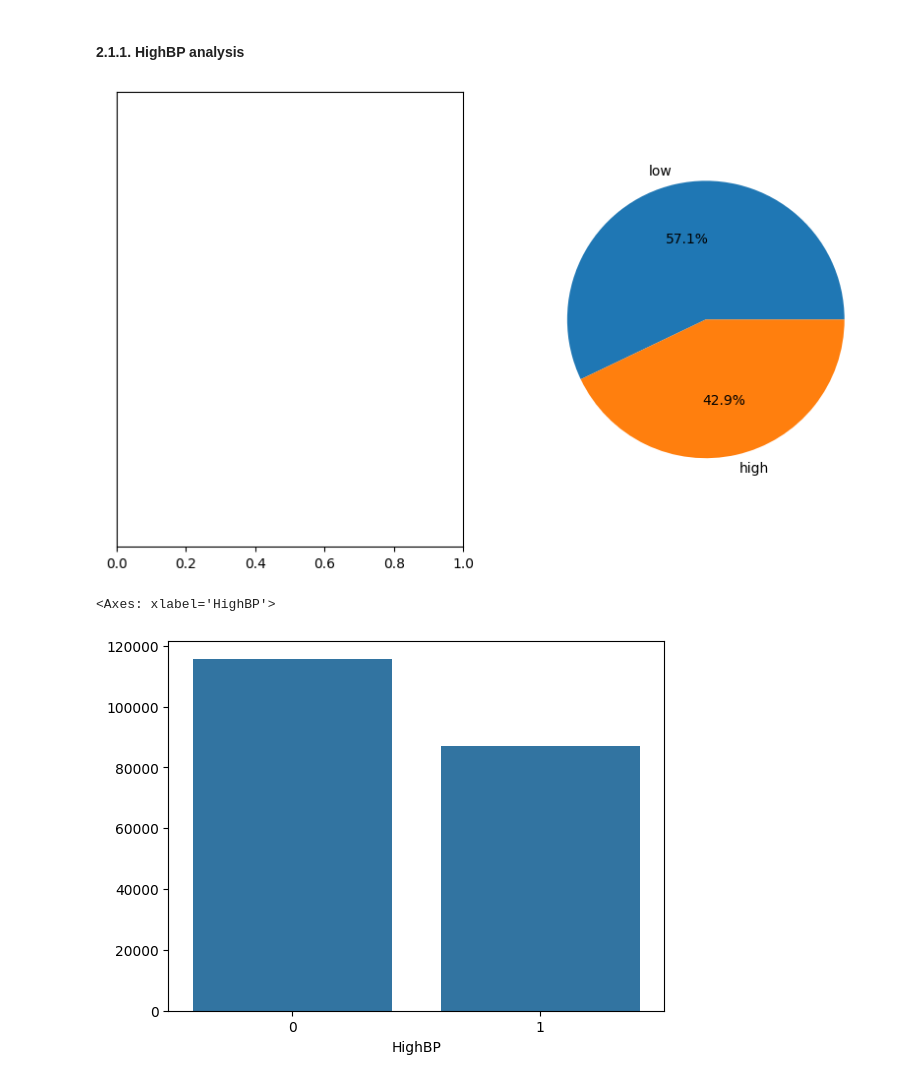
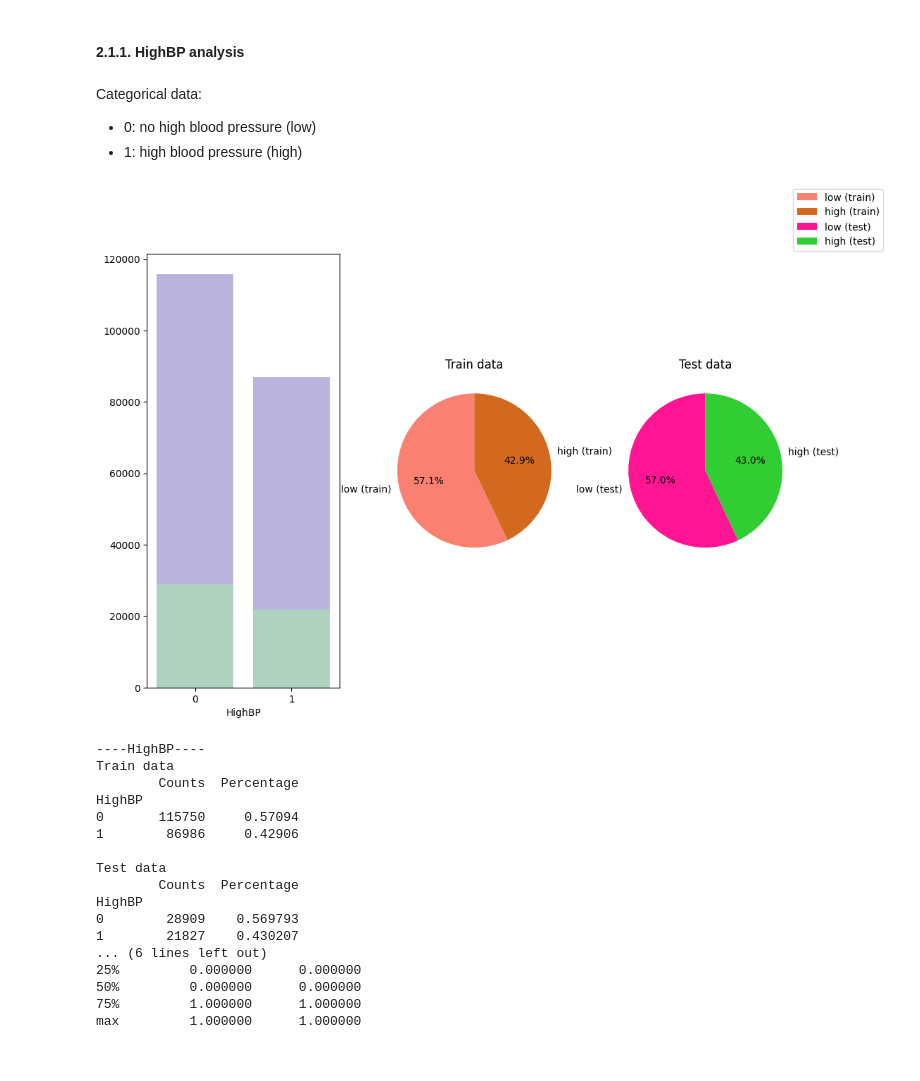
Before and after one commit to polarbear0701/ML-Individual-1, a Jupyter notebook: EDA.ipynb, the cells around one changed output. Cells and saved outputs as stored; diff of their text form; code cells hidden in the pictures.

```diff
--- a/EDA.ipynb
+++ b/EDA.ipynb
@@ -270,18 +294,51 @@ array([[<Axes: title={'center': 'HighBP'}>,
+# %%
+def uni_cat_plot(column: str, labels_list: list) -> None:
+    fig, axes = plt.subplots(1, 3, figsize=(12, 8), sharex=False, sharey=False)
+
+
+    labels_train = []
+    labels_test = []
+    for i in labels_list:
+        labels_train.append(f'{i} (train)')
+        labels_test.append(f'{i} (test)')
+
+    axes[1].pie(data_model[column].value_counts(), labels=labels_train, autopct='%1.1f%%', startangle=90, colors=['salmon', 'chocolate'], shadow=False)
+    axes[1].set_title('Train data')
+    axes[2].pie(data_test[column].value_counts(), labels=labels_test, autopct='%1.1f%%', startangle=90, colors=['deeppink', 'limegreen'], shadow=False)
+    axes[2].set_title('Test data')
+
+    sns.barplot(x=data_model[column].value_counts().index, y=data_model[column].value_counts().values, color='slateblue', alpha=0.5, ax=axes[0])
+    sns.barplot(x=data_test[column].value_counts().index, y=data_test[column].value_counts().values, color='palegreen', alpha=0.5, ax=axes[0])
+
+    fig.legend()
+    plt.show()
 # %% [markdown]
 ### 2.1. Getting data distribution
 # %% [markdown]
 #### 2.1.1. HighBP analysis
-# %%
-fig, axes = plt.subplots(1, 2, figsize=(10, 6), sharex=False, sharey=True)
-# sns.barplot(x=data_model['HighBP'].value_counts().index, y=data_model['HighBP'].value_counts().values)
-
-labels = ['low', 'high']
-plt.pie(data_model['HighBP'].value_counts(), labels=labels, autopct='%1.1f%%')
-plt.show()
-# %% [output]
-[figure, removed]
-# %%
-sns.barplot(x=data_model['HighBP'].value_counts().index, y=data_model['HighBP'].value_counts().values)
-# %% [output]
-<Axes: xlabel='HighBP'>
-[figure, removed]
+# %% [markdown]
+Categorical data:
+- 0: no high blood pressure (low)
+- 1: high blood pressure (high)
+# %%
+uni_cat_plot('HighBP', ['low', 'high'])
+uni_stat_summary(column='HighBP')
+# %% [output]
+[figure, added]
+----HighBP----
+Train data
+        Counts  Percentage
+HighBP
+0       115750     0.57094
+1        86986     0.42906
+
+Test data
+        Counts  Percentage
+HighBP
+0        28909    0.569793
+1        21827    0.430207
+... (6 lines left out)
+25%         0.000000      0.000000
+50%         0.000000      0.000000
+75%         1.000000      1.000000
+max         1.000000      1.000000
```
Also changed, not shown: parts of 42 cells of this notebook.
